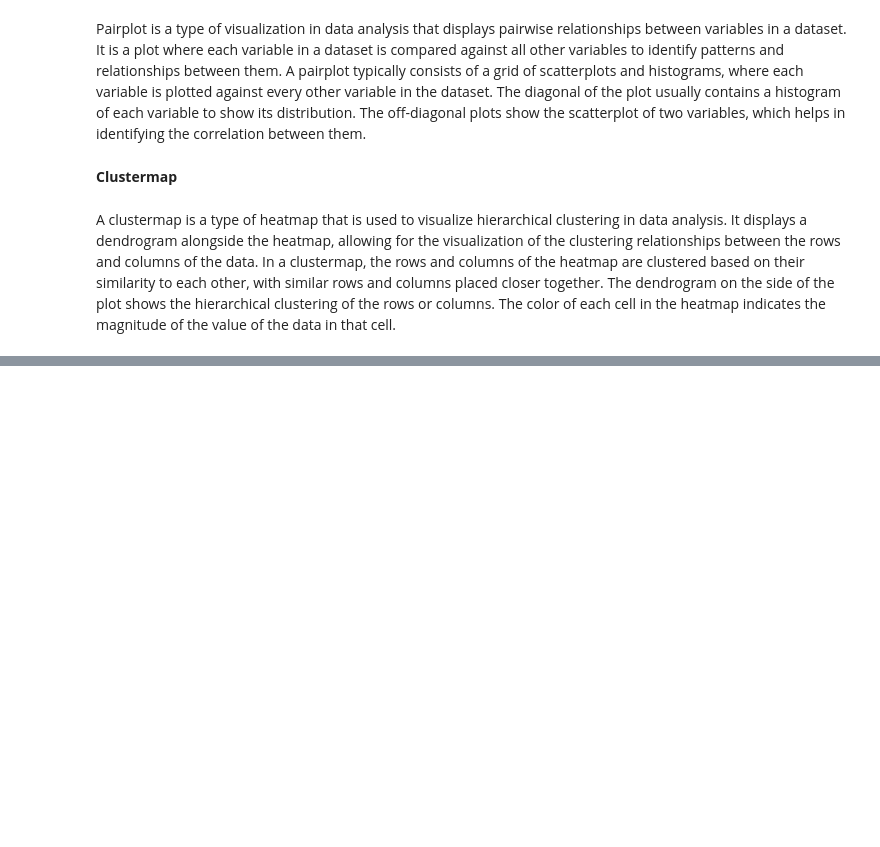
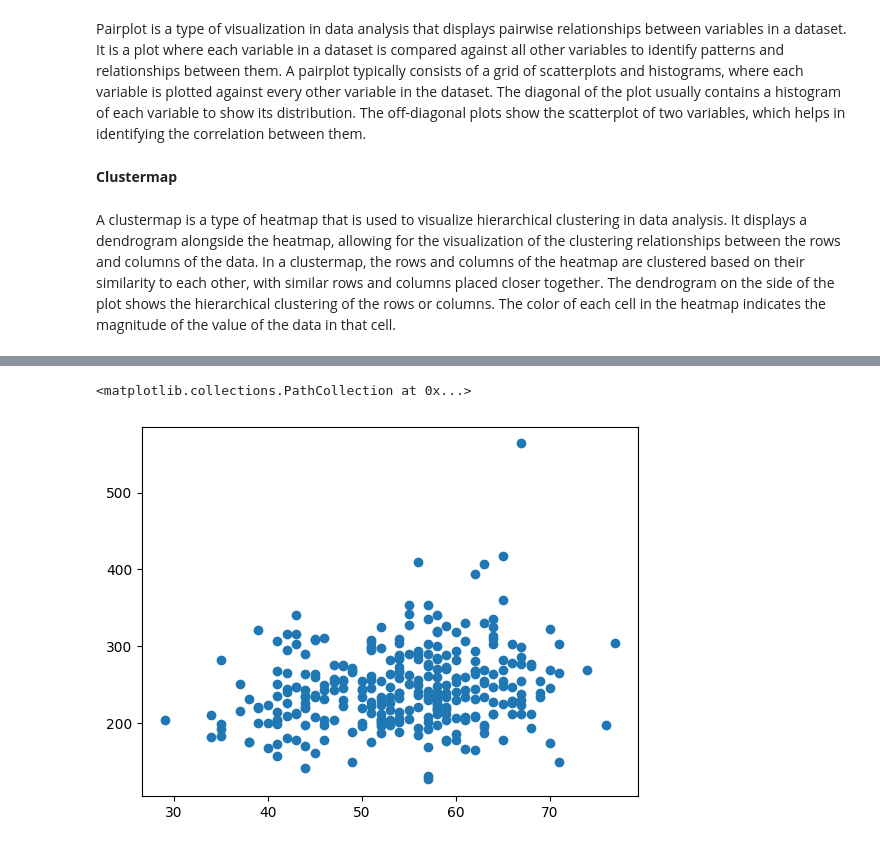
Before and after one commit to Akshita-Mendon/ML_model, a Jupyter notebook: heart_disease.ipynb, the cells around one changed output, grey strips where cells are left out. Saved outputs shown, nothing was run; the diff lists cells and outputs as text; code cells hidden in the pictures; blank space fills up the shorter version.

```diff
--- a/heart_disease.ipynb
+++ b/heart_disease.ipynb
@@ -112,0 +117,5 @@ A clustermap is a type of heatmap that is used to visualize hierarchical cluster
+# %%
+data_1=df.copy()
+from sklearn.preprocessing import LabelEncoder
+sex_enc=LabelEncoder()
+data_1['sex']=sex_enc.fit_transform(data_1['sex'])
@@ -112,0 +181,6 @@ A clustermap is a type of heatmap that is used to visualize hierarchical cluster
+# %%
+import matplotlib.pyplot as plt
+plt.scatter(data_1[['age']], data_1[['chol']])
+# %% [output]
+<matplotlib.collections.PathCollection at 0x...>
+[figure, added]
```
Also changed, not shown: parts of 13 cells of this notebook.
